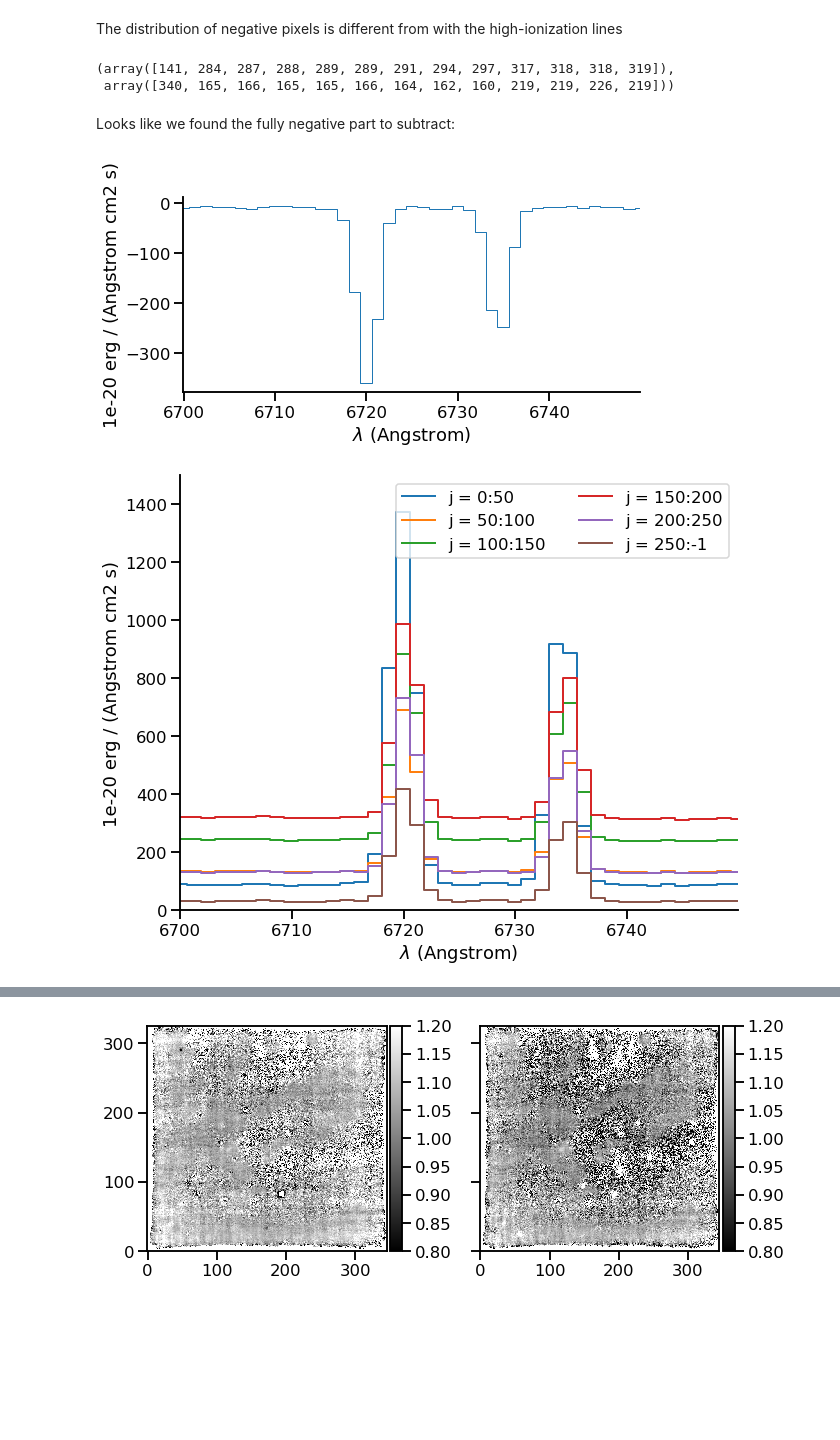
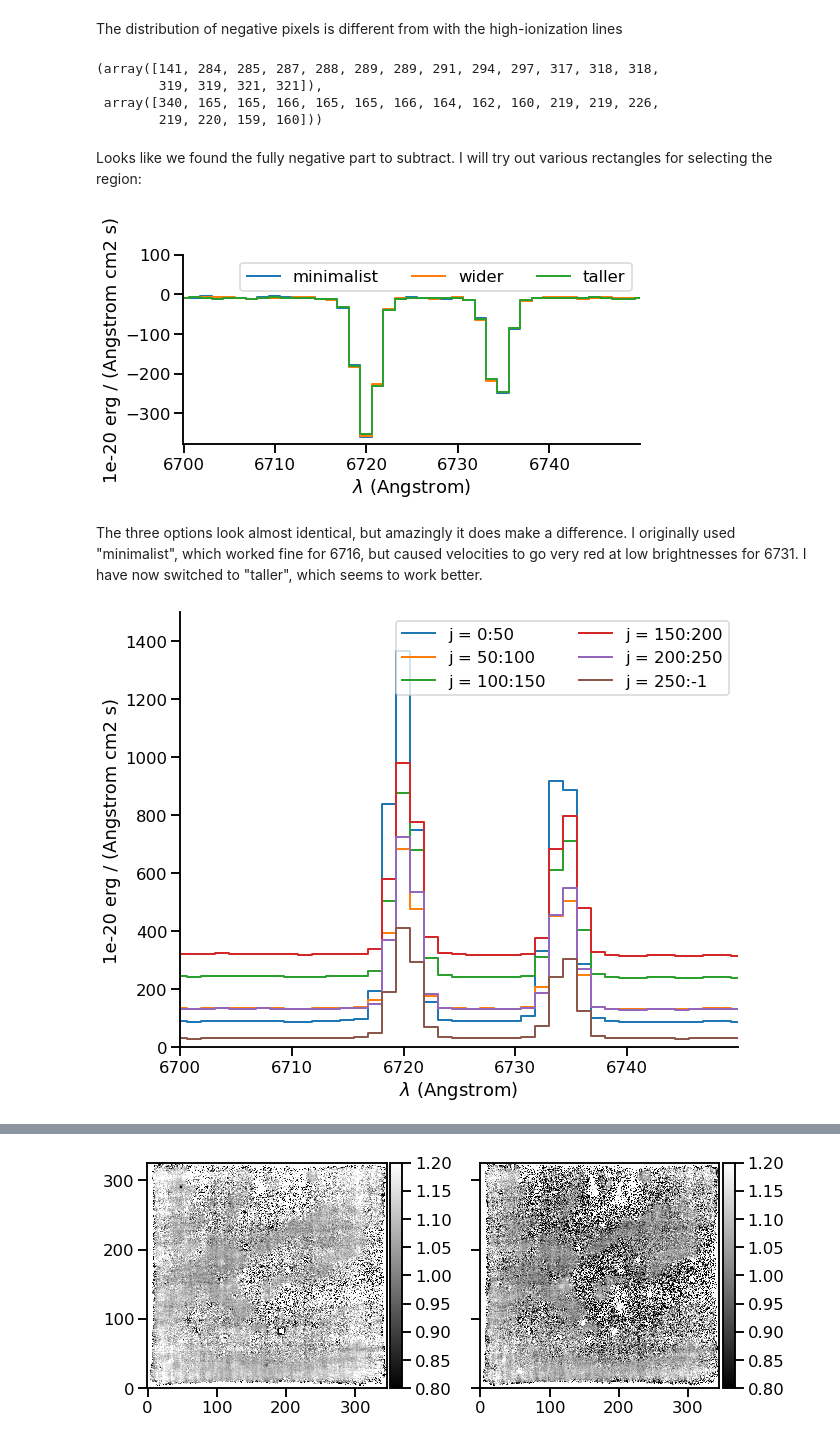
Before and after one commit to will-henney/muse-hii-regions, a Jupyter notebook: notebooks/03-02-sii-moment-maps.ipynb, the cells around one changed output, grey strips where cells are left out. Drawn from its saved outputs; the diff is of its cells as text; code cells hidden in the pictures; blank space fills up the shorter version.

```diff
--- a/notebooks/03-02-sii-moment-maps.ipynb
+++ b/notebooks/03-02-sii-moment-maps.ipynb
@@ -121,33 +128,47 @@ fig.tight_layout(pad=0);
 # %% [markdown]
 The distribution of negative pixels is different from with the high-ionization lines
 # %%
-np.where(
-    (core6716.sum(axis=0).data < -800.0)
-    & (core6716.sum(axis=0).data > -820.0)
-)
+np.where((core6716.sum(axis=0).data < -800.0) & (core6716.sum(axis=0).data > -850.0))
 # %% [output]
-(array([141, 284, 287, 288, 289, 289, 291, 294, 297, 317, 318, 318, 319]),
- array([340, 165, 166, 165, 165, 166, 164, 162, 160, 219, 219, 226, 219]))
+(array([141, 284, 285, 287, 288, 289, 289, 291, 294, 297, 317, 318, 318,
+        319, 319, 321, 321]),
+ array([340, 165, 165, 166, 165, 165, 166, 164, 162, 160, 219, 219, 226,
+        219, 220, 159, 160]))
 # %% [markdown]
-Looks like we found the fully negative part to subtract:
+Looks like we found the fully negative part to subtract.  I will try out various rectangles for selecting the region:
+# %%
+skyoptions = {
+    "minimalist": [slice(287, 289), slice(165, 166)],
+    "wider": [slice(287, 289), slice(165, 167)],
+    "taller": [slice(284, 290), slice(165, 167)],
+}
 # %%
-fig, ax = plt.subplots(figsize=(8,4))
-skyspec_medium = medium_band[:, 287:289, 165:166].mean(axis=(1, 2))
-skyspec_medium.plot()
+fig, ax = plt.subplots(figsize=(8, 4))
+for label, (jslice, islice) in skyoptions.items():
+    skyspec_medium = medium_band[:, jslice, islice].mean(axis=(1, 2))
+    skyspec_medium.plot(label=label, linewidth=2)
+ax.legend(ncol=3)
+ax.set(ylim=[None, 100])
 fig.tight_layout()
-sns.despine();
+sns.despine()
 # %% [output]
-[figure, old version]
+[figure, new version]
+# %% [markdown]
+The three options look almost identical, but amazingly it does make a difference.  I originally used "minimalist", which worked fine for 6716, but caused velocities to go very red at low brightnesses for 6731.  I have now switched to "taller", which seems to work better.
 # %%
 fig, ax = plt.subplots(figsize=(10, 8))
+jslice, islice = skyoptions["taller"]
+skyspec_medium = medium_band[:, jslice, islice].mean(axis=(1, 2))
 for (j1, j2) in jstrips:
-    ((medium_band - skyspec_medium)[:, j1:j2, :]
-     .mean(axis=(1, 2))
-     .plot(label=f"j = {j1}:{j2}", linewidth=2))
+    (
+        (medium_band - skyspec_medium)[:, j1:j2, :]
+        .mean(axis=(1, 2))
+        .plot(label=f"j = {j1}:{j2}", linewidth=2)
+    )
 
 ax.legend(ncol=2)
 ax.set(yscale="linear", ylim=[0.0, 1500])
-sns.despine();
+sns.despine()
 # %% [output]
-[figure, old version]
+[figure, new version]
 # %%
```
Also changed, not shown: parts of 36 cells of this notebook, 2 other files.
